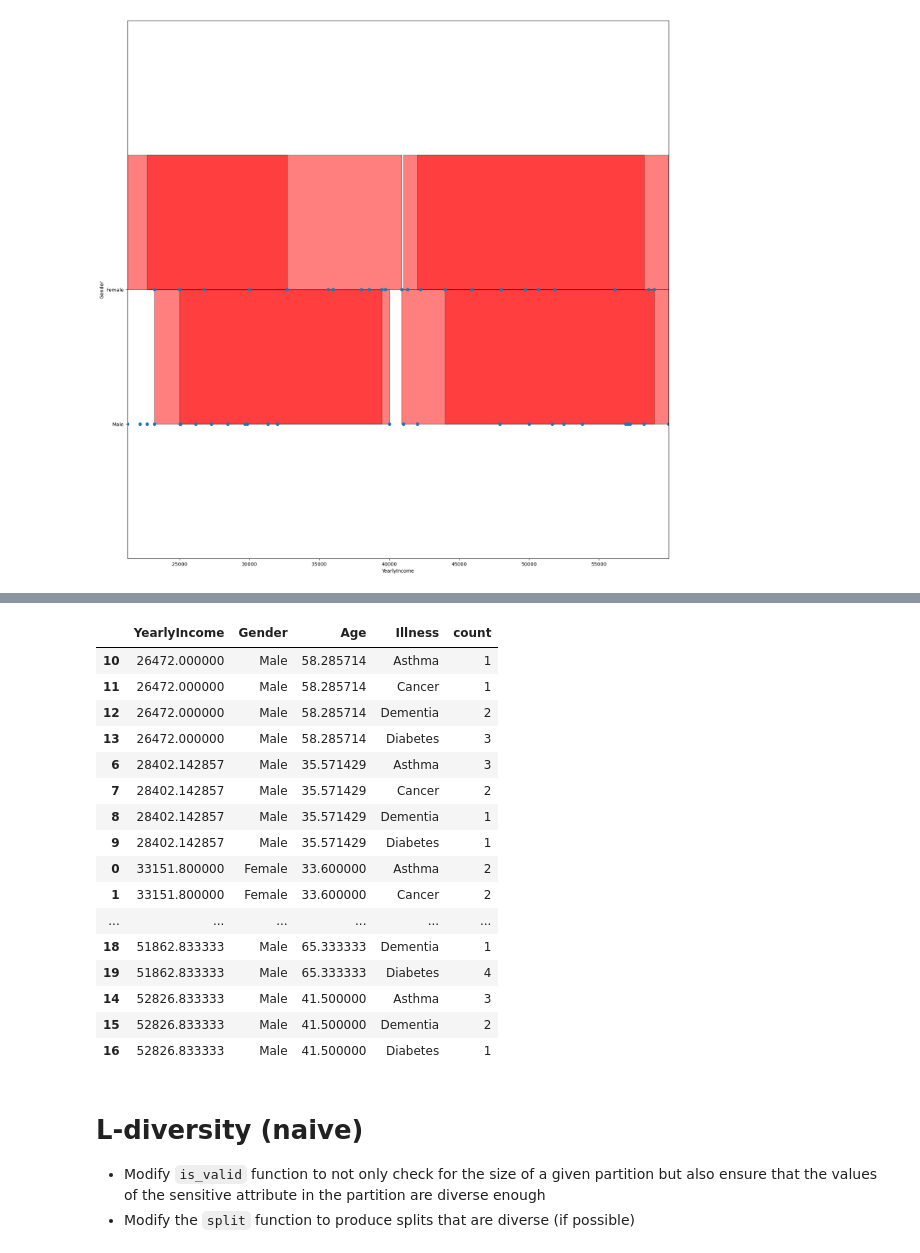
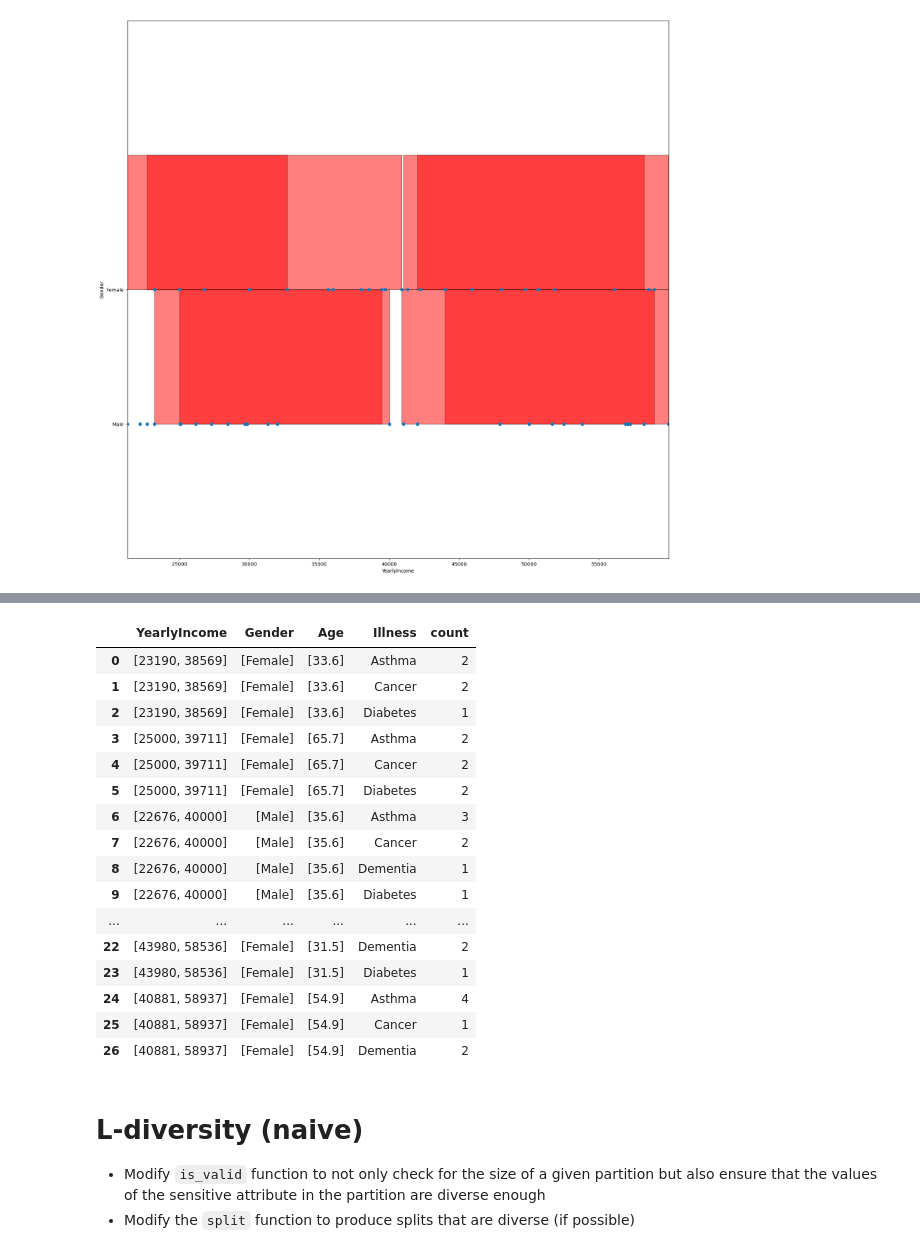
Before and after one commit to JonasGreim/data-privacy, a Jupyter notebook: data-privacy-methods.ipynb, the cells around one changed output, grey strips where cells are left out. Cells and saved outputs as stored; diff of their text form; code cells hidden in the pictures.

Commit message:
add display as ranges + modify readMe

```diff
--- a/data-privacy-methods.ipynb
+++ b/data-privacy-methods.ipynb
@@ -19,6 +19,10 @@ categorical = set((
     'Illness',
 ))
 
+numericRange = set((
+    'YearlyIncome',
+))
+
 
 df = pd.read_csv("./mydataset.csv", sep=",", header=None, names=columnNames, index_col=False, engine='python')
 
@@ -244,9 +248,10 @@ def agg_categorical_column(series):
     return [','.join(set(series))]
 
 def agg_numerical_column(series):
-    return [series.mean()]
+    return round(series.mean(), 1)
 
-def agg_numerical_columnAsRang(series):
+
+def agg_numerical_columnAsRange(series):
     return [series.min(), series.max()]
 # %%
 def build_anonymized_dataset(df, partitions, feature_columns, sensitive_column, max_partitions=None):
@@ -254,6 +259,8 @@ def build_anonymized_dataset(df, partitions, feature_columns, sensitive_column,
     for column in feature_columns:
         if column in categorical:
             aggregations[column] = agg_categorical_column
+        elif column in numericRange:
+            aggregations[column] = agg_numerical_columnAsRange
         else:
             aggregations[column] = agg_numerical_column
 
@@ -306,24 +297,23 @@ Name: Age, dtype: int64
-# %%
-# sort the resulting dataframe using the feature columns and the sensitive attribute
-dfn.sort_values(feature_columns+[sensitive_column])
-# %% [output]
-|  | YearlyIncome | Gender | Age | Illness | count |
-| 10 | 26472.000000 | Male | 58.285714 | Asthma | 1 |
-| 11 | 26472.000000 | Male | 58.285714 | Cancer | 1 |
-| 12 | 26472.000000 | Male | 58.285714 | Dementia | 2 |
-| 13 | 26472.000000 | Male | 58.285714 | Diabetes | 3 |
-| 6 | 28402.142857 | Male | 35.571429 | Asthma | 3 |
-| 7 | 28402.142857 | Male | 35.571429 | Cancer | 2 |
-| 8 | 28402.142857 | Male | 35.571429 | Dementia | 1 |
-| 9 | 28402.142857 | Male | 35.571429 | Diabetes | 1 |
-| 0 | 33151.800000 | Female | 33.600000 | Asthma | 2 |
-| 1 | 33151.800000 | Female | 33.600000 | Cancer | 2 |
-| ... | ... | ... | ... | ... | ... |
-| 18 | 51862.833333 | Male | 65.333333 | Dementia | 1 |
-| 19 | 51862.833333 | Male | 65.333333 | Diabetes | 4 |
-| 14 | 52826.833333 | Male | 41.500000 | Asthma | 3 |
-| 15 | 52826.833333 | Male | 41.500000 | Dementia | 2 |
-| 16 | 52826.833333 | Male | 41.500000 | Diabetes | 1 |
+# %%
+dfn
+# %% [output]
+|  | YearlyIncome | Gender | Age | Illness | count |
+| 0 | [23190, 38569] | [Female] | [33.6] | Asthma | 2 |
+| 1 | [23190, 38569] | [Female] | [33.6] | Cancer | 2 |
+| 2 | [23190, 38569] | [Female] | [33.6] | Diabetes | 1 |
+| 3 | [25000, 39711] | [Female] | [65.7] | Asthma | 2 |
+| 4 | [25000, 39711] | [Female] | [65.7] | Cancer | 2 |
+| 5 | [25000, 39711] | [Female] | [65.7] | Diabetes | 2 |
+| 6 | [22676, 40000] | [Male] | [35.6] | Asthma | 3 |
+| 7 | [22676, 40000] | [Male] | [35.6] | Cancer | 2 |
+| 8 | [22676, 40000] | [Male] | [35.6] | Dementia | 1 |
+| 9 | [22676, 40000] | [Male] | [35.6] | Diabetes | 1 |
+| ... | ... | ... | ... | ... | ... |
+| 22 | [43980, 58536] | [Female] | [31.5] | Dementia | 2 |
+| 23 | [43980, 58536] | [Female] | [31.5] | Diabetes | 1 |
+| 24 | [40881, 58937] | [Female] | [54.9] | Asthma | 4 |
+| 25 | [40881, 58937] | [Female] | [54.9] | Cancer | 1 |
+| 26 | [40881, 58937] | [Female] | [54.9] | Dementia | 2 |
 # %% [markdown]
 # L-diversity (naive)
 
```
Also changed, not shown: parts of 6 cells of this notebook, 1 other file.
